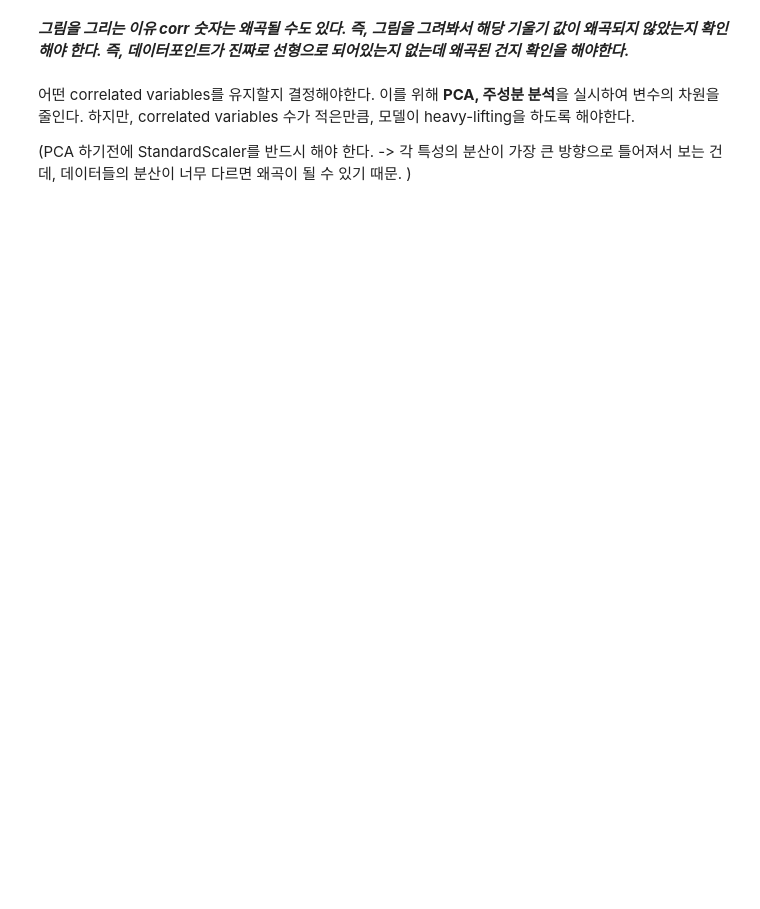
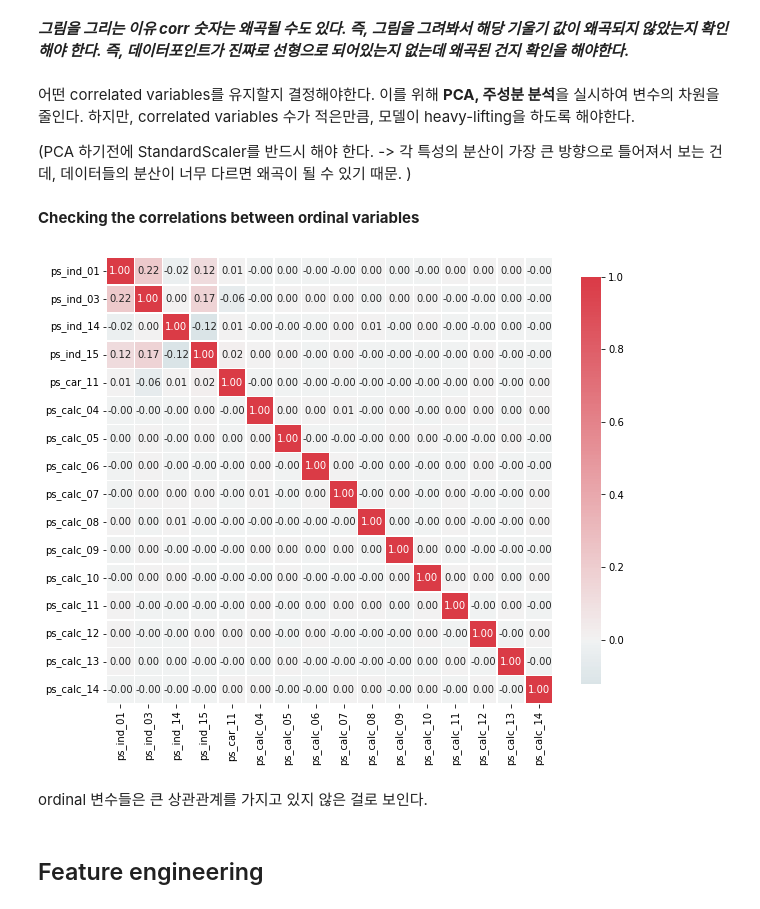
Before and after one commit to maengg/Kaggle_Kernel_Study, a Jupyter notebook: Porto_Data_Preparation_&_Exploration.ipynb, the cells around one changed output. Cells and saved outputs as stored; diff of their text form; code cells hidden in the pictures; blank space fills up the shorter version.

```diff
--- a/Porto_Data_Preparation_&_Exploration.ipynb
+++ b/Porto_Data_Preparation_&_Exploration.ipynb
@@ -584,3 +584,14 @@ plt.show()
 어떤 correlated variables를 유지할지 결정해야한다. 이를 위해 **PCA, 주성분 분석**을 실시하여 변수의 차원을 줄인다. 하지만, correlated variables 수가 적은만큼, 모델이 heavy-lifting을 하도록 해야한다.
 
 (PCA 하기전에 StandardScaler를 반드시 해야 한다. -> 각 특성의 분산이 가장 큰 방향으로 틀어져서 보는 건데, 데이터들의 분산이 너무 다르면 왜곡이 될 수 있기 때문. )
+# %% [markdown]
+**Checking the correlations between ordinal variables**
+# %%
+v = meta[(meta.level == 'ordinal') & (meta.keep)].index
+corr_heatmap(v)
+# %% [output]
+[figure, added]
+# %% [markdown]
+ordinal 변수들은 큰 상관관계를 가지고 있지 않은 걸로 보인다.
+# %% [markdown]
+## Feature engineering
```
Also changed, not shown: parts of 21 cells of this notebook.
